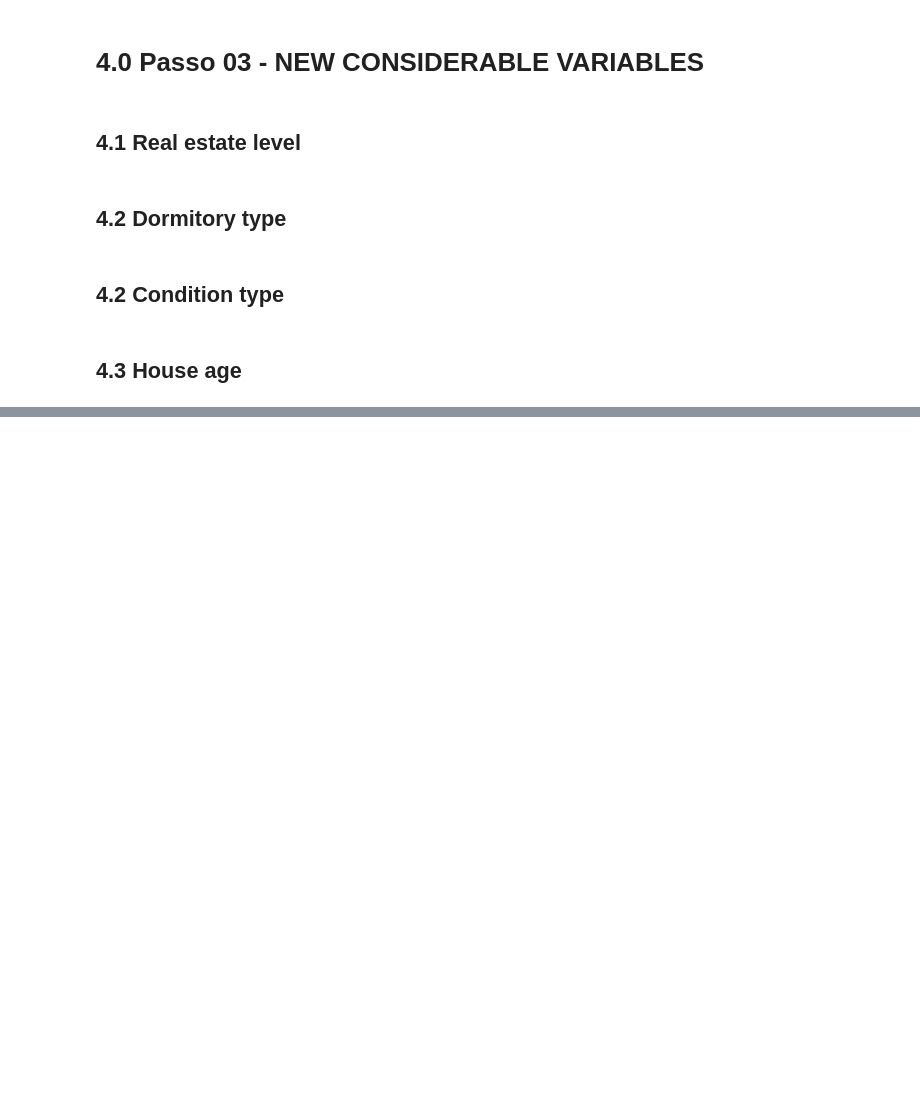
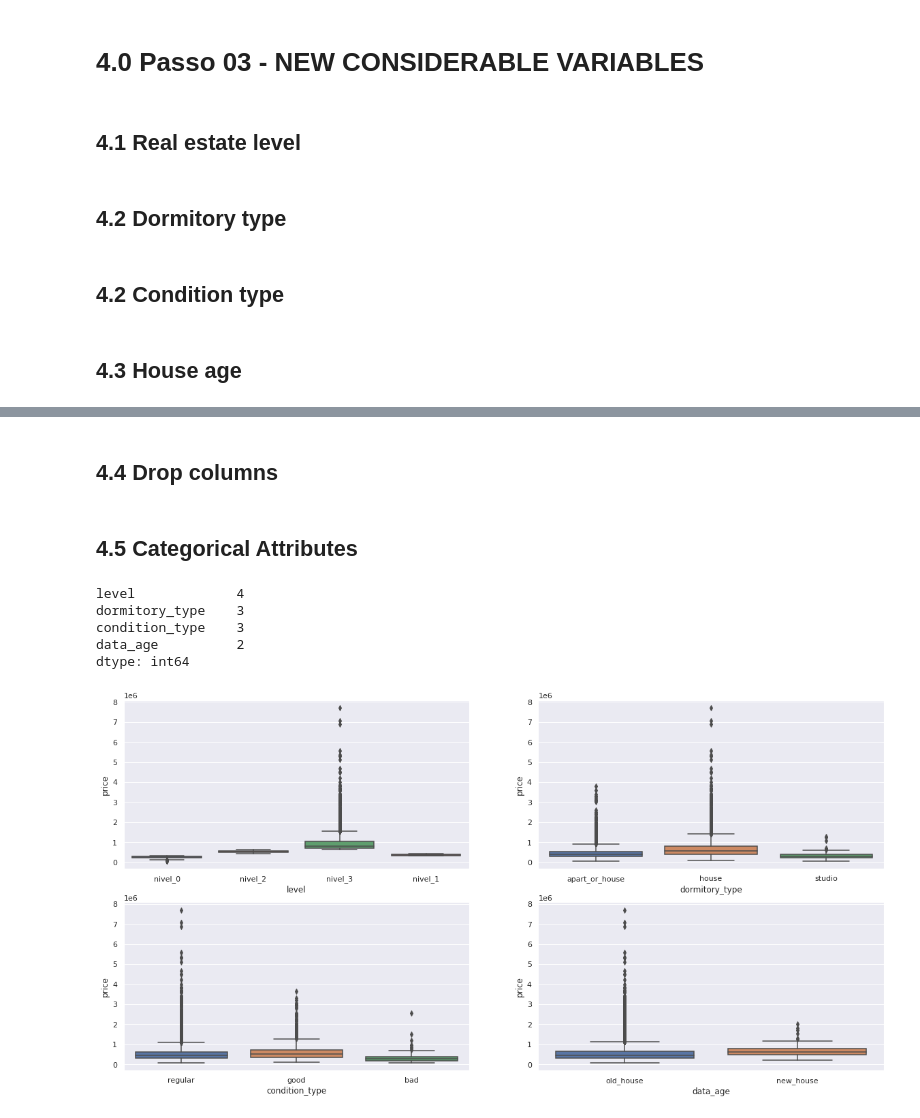
Before and after one commit to borgesds/House_Rocket, a Jupyter notebook: m4_house_rocket_v1.ipynb, the cells around one changed output, grey strips where cells are left out. Cells and saved outputs as stored; diff of their text form; code cells hidden in the pictures; blank space fills up the shorter version.

Commit message:
up categorical Attributes

```diff
--- a/m4_house_rocket_v1.ipynb
+++ b/m4_house_rocket_v1.ipynb
@@ -17,6 +17,23 @@ def grafdisplot(dt):
     sns.distplot(dt, kde=True);
 
     return None
+
+
+def boxplot1(x1, x2, x3, x4, y, df):
+
+    plt.subplot(2, 2, 1)
+    sns.boxplot(x=x1, y=y, data=df)
+
+    plt.subplot(2, 2, 2)
+    sns.boxplot(x=x2, y=y, data=df)
+
+    plt.subplot(2, 2, 3)
+    sns.boxplot(x=x3, y=y, data=df)
+
+    plt.subplot(2, 2, 4)
+    sns.boxplot(x=x4, y=y, data=df);
+
+    return None
 # %% [markdown]
 ## 1.2 Loding data
 # %%
@@ -221,5 +238,5 @@ df3['condition_type'] = df3['condition'].apply(lambda x: 'bad' if x <= 2 else
 # New_House == data maior que 2014-01-01
 # Old_House == data menor que 2014-01-01
 
-df3['data_age'] = df3['date'].apply(lambda x: 'new_house' if x > pd.to_datetime('2014-01-01', format='%Y-%m-%d')
+df3['data_age'] = df3['yr_built'].apply(lambda x: 'new_house' if x > 2014
                                    else 'old_house')
@@ -235,0 +243,6 @@ df3.head()
+# %% [markdown]
+## 4.4 Drop columns
+# %%
+df3 = df3.drop(columns=['sqft_living15', 'sqft_lot15'])
+# %% [markdown]
+## 4.5 Categorical Attributes
@@ -235,0 +251,12 @@ df3.head()
+# %%
+cat_attributes.apply(lambda x: x.unique().shape[0])
+# %% [output]
+level             4
+dormitory_type    3
+condition_type    3
+data_age          2
+dtype: int64
+# %%
+boxplot1('level', 'dormitory_type', 'condition_type', 'data_age', 'price', df3)
+# %% [output]
+[figure, added]
```
Also changed, not shown: parts of 5 cells of this notebook.
